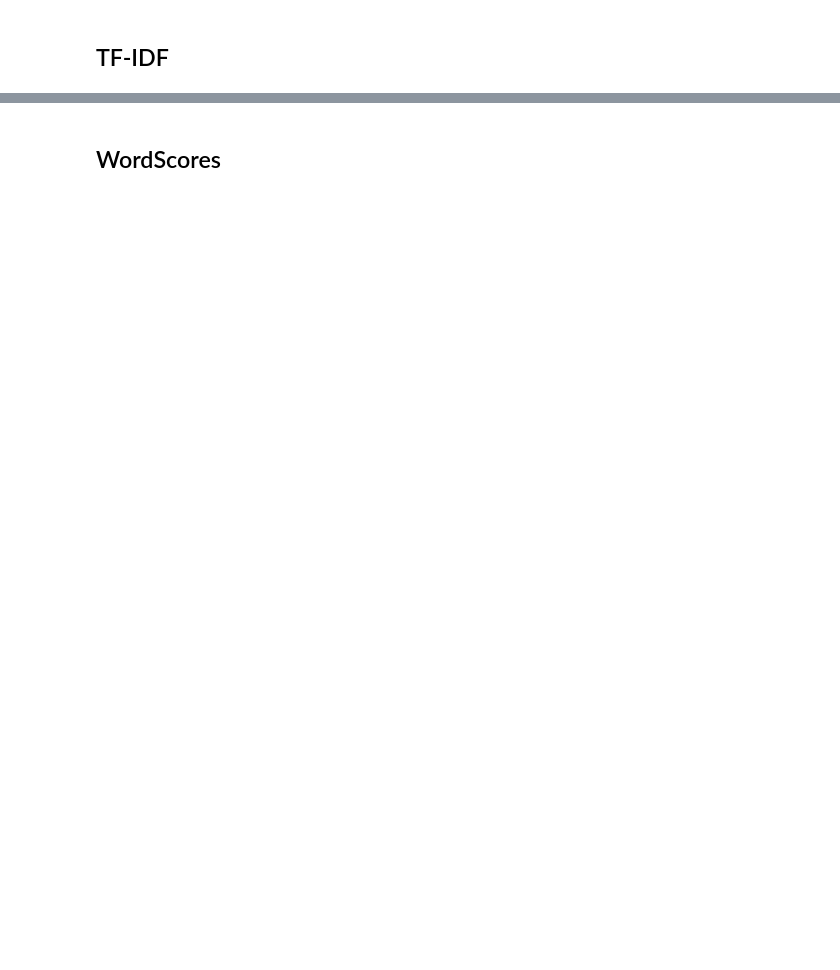
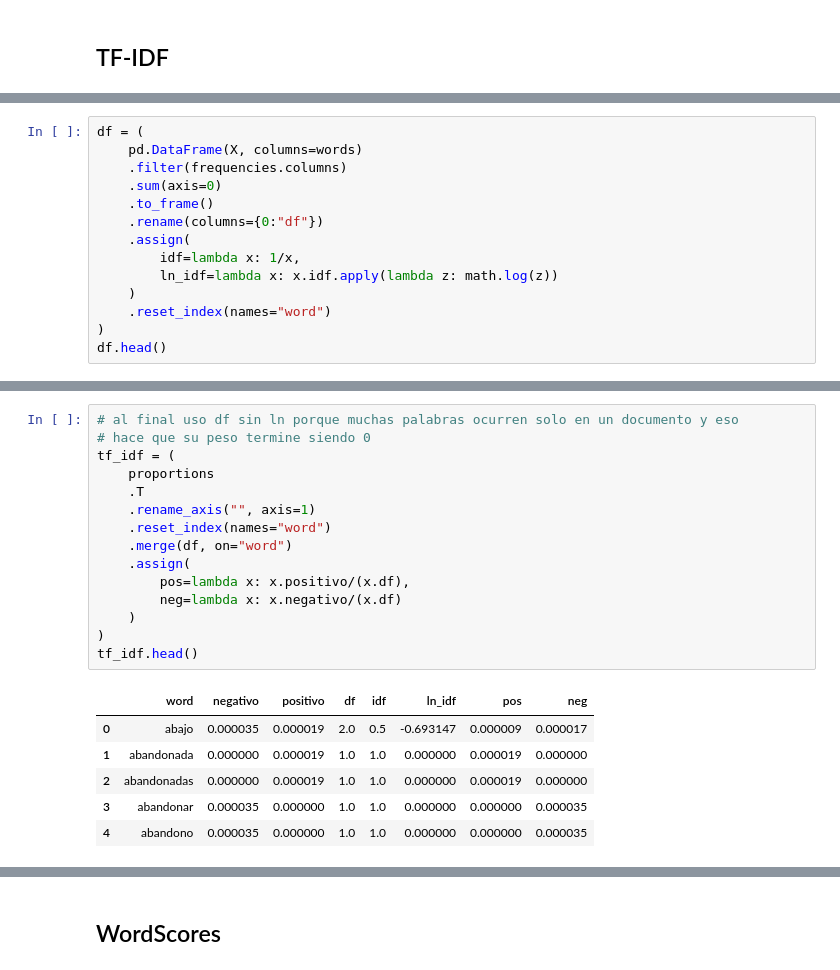
Before and after one commit to macfernandez/eddc-specialization-project, a Jupyter notebook: notebooks/03-methods-statistic.ipynb, the cells around one changed output, grey strips where cells are left out. Saved outputs shown, nothing was run; the diff lists cells and outputs as text; blank space fills up the shorter version.

```diff
--- a/notebooks/03-methods-statistic.ipynb
+++ b/notebooks/03-methods-statistic.ipynb
@@ -481,0 +424,14 @@ tfidf_diff.head()
+# %%
+df = (
+    pd.DataFrame(X, columns=words)
+    .filter(frequencies.columns)
+    .sum(axis=0)
+    .to_frame()
+    .rename(columns={0:"df"})
+    .assign(
+        idf=lambda x: 1/x,
+        ln_idf=lambda x: x.idf.apply(lambda z: math.log(z))
+    )
+    .reset_index(names="word")
+)
+df.head()
@@ -481,0 +445,22 @@ tfidf_diff.head()
+# %%
+# al final uso df sin ln porque muchas palabras ocurren solo en un documento y eso
+# hace que su peso termine siendo 0
+tf_idf = (
+    proportions
+    .T
+    .rename_axis("", axis=1)
+    .reset_index(names="word")
+    .merge(df, on="word")
+    .assign(
+        pos=lambda x: x.positivo/(x.df),
+        neg=lambda x: x.negativo/(x.df)
+    )
+)
+tf_idf.head()
+# %% [output]
+|  | word | negativo | positivo | df | idf | ln_idf | pos | neg |
+| 0 | abajo | 0.000035 | 0.000019 | 2.0 | 0.5 | -0.693147 | 0.000009 | 0.000017 |
+| 1 | abandonada | 0.000000 | 0.000019 | 1.0 | 1.0 | 0.000000 | 0.000019 | 0.000000 |
+| 2 | abandonadas | 0.000000 | 0.000019 | 1.0 | 1.0 | 0.000000 | 0.000019 | 0.000000 |
+| 3 | abandonar | 0.000035 | 0.000000 | 1.0 | 1.0 | 0.000000 | 0.000000 | 0.000035 |
+| 4 | abandono | 0.000035 | 0.000000 | 1.0 | 1.0 | 0.000000 | 0.000000 | 0.000035 |
```
Also changed, not shown: parts of 17 cells of this notebook.
